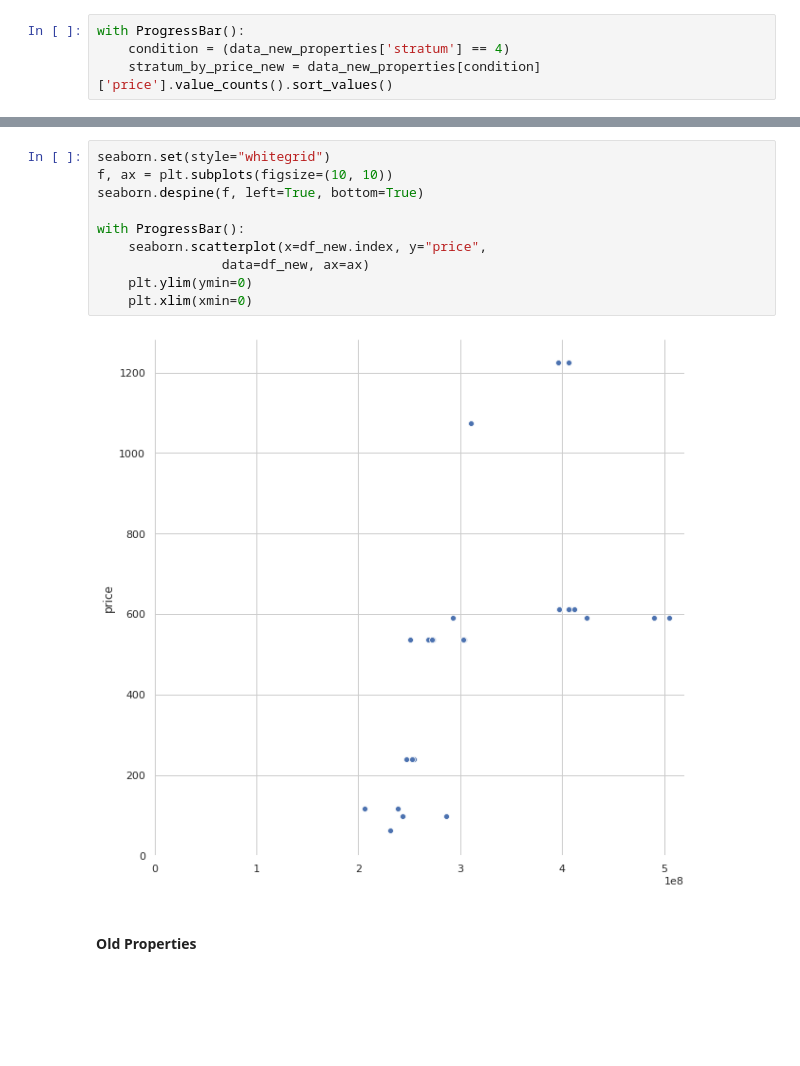
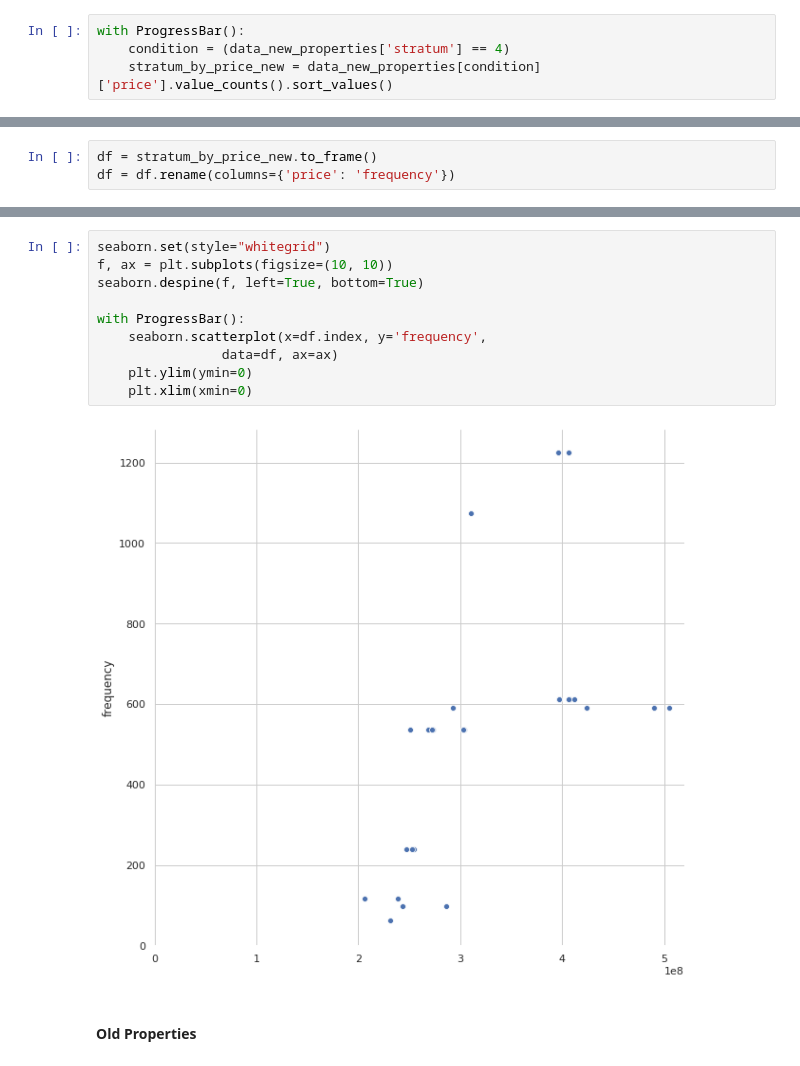
Before and after one commit to stivenramireza/anutibara-web-scraping, a Jupyter notebook: notebooks/data_analytics.ipynb, the cells around one changed output, grey strips where cells are left out. Drawn from its saved outputs; the diff is of its cells as text; blank space fills up the shorter version.

Commit message:
Adding Data Analytics for Old Properties

```diff
--- a/notebooks/data_analytics.ipynb
+++ b/notebooks/data_analytics.ipynb
@@ -294,0 +293,3 @@ df_new = stratum_by_price_new.to_frame()
+# %%
+df = stratum_by_price_new.to_frame()
+df = df.rename(columns={'price': 'frequency'})
@@ -295,15 +318,15 @@ df_new = stratum_by_price_new.to_frame()
 # %%
 seaborn.set(style="whitegrid")
 f, ax = plt.subplots(figsize=(10, 10))
 seaborn.despine(f, left=True, bottom=True)
 
 with ProgressBar():
-    seaborn.scatterplot(x=df_new.index, y="price",
-                data=df_new, ax=ax)
+    seaborn.scatterplot(x=df.index, y='frequency',
+                data=df, ax=ax)
     plt.ylim(ymin=0)
     plt.xlim(xmin=0)
 # %% [output]
-[figure, old version]
+[figure, new version]
 # %% [markdown]
 #### Old Properties
 # %%
```
Also changed, not shown: parts of 6 cells of this notebook.
